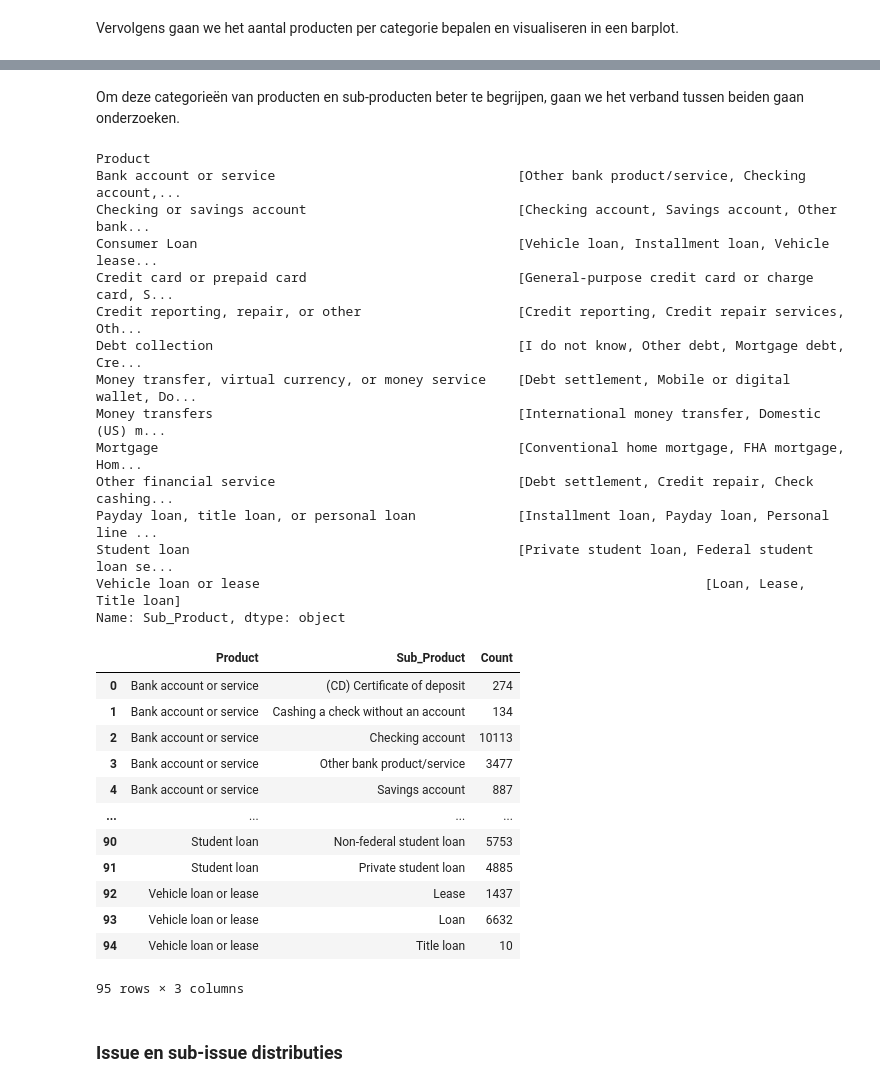
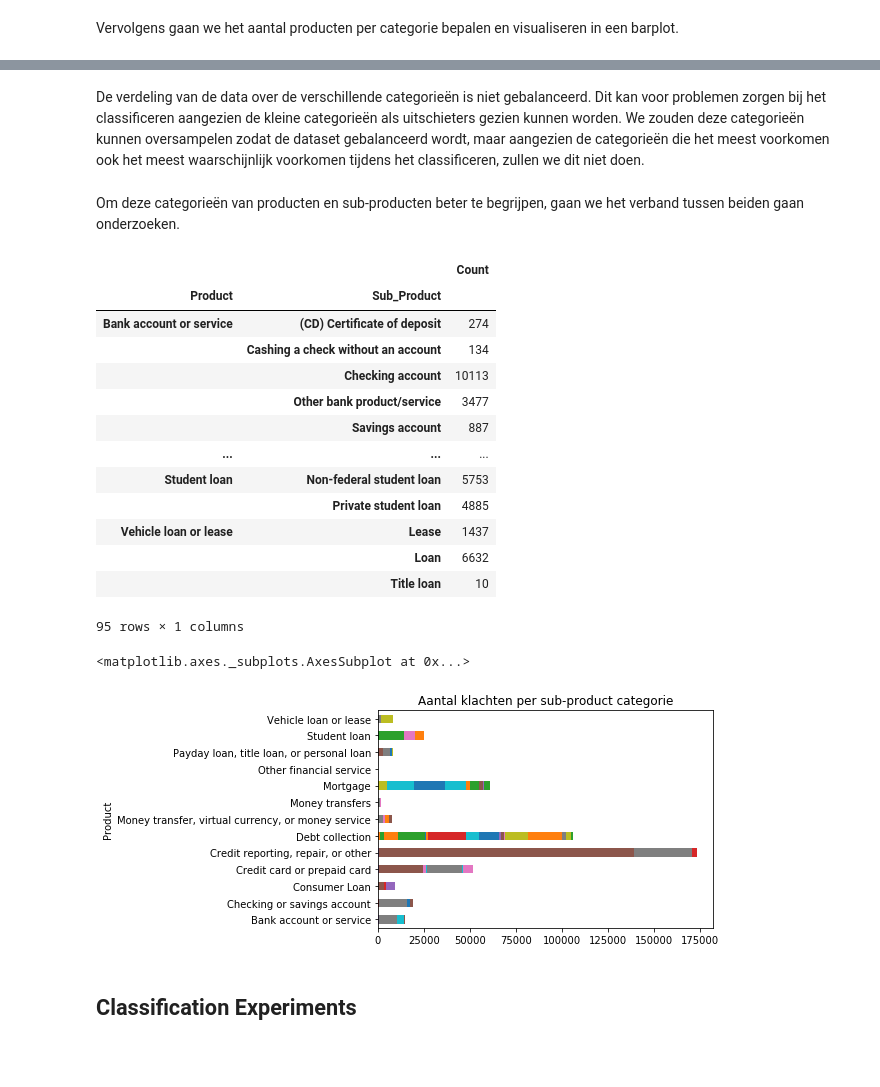
Before and after one commit to WouterStemgee/applied-machine-learning-consumer-complaints-database, a Jupyter notebook: sprint1_Wouter.ipynb, the cells around one changed output, grey strips where cells are left out. Drawn from its saved outputs; the diff is of its cells as text; code cells hidden in the pictures; blank space fills up the shorter version.

```diff
--- a/sprint1_Wouter.ipynb
+++ b/sprint1_Wouter.ipynb
@@ -214,42 +175,29 @@ plt.xlabel('Aantal klachten', fontsize = 10);
+# %% [markdown]
+De verdeling van de data over de verschillende categorieën is niet gebalanceerd. Dit kan voor problemen zorgen bij het classificeren aangezien de kleine categorieën als uitschieters gezien kunnen worden. We zouden deze categorieën kunnen oversampelen zodat de dataset gebalanceerd wordt, maar aangezien de categorieën die het meest voorkomen ook het meest waarschijnlijk voorkomen tijdens het classificeren, zullen we dit niet doen.
 # %% [markdown]
 Om deze categorieën van producten en sub-producten beter te begrijpen, gaan we het verband tussen beiden gaan onderzoeken.
 # %%
-product_to_subproducts = df.groupby('Product').Sub_Product.unique()
-product_to_subproducts
+sub_product_counts = pd.DataFrame({'Count': df.groupby(['Product', 'Sub_Product']).size()})
+sub_product_counts
 # %% [output]
+|  |  | Count |
+| Product | Sub_Product |  |
+| Bank account or service | (CD) Certificate of deposit | 274 |
+|  | Cashing a check without an account | 134 |
+|  | Checking account | 10113 |
+|  | Other bank product/service | 3477 |
+|  | Savings account | 887 |
+| ... | ... | ... |
+| Student loan | Non-federal student loan | 5753 |
+|  | Private student loan | 4885 |
+| Vehicle loan or lease | Lease | 1437 |
+|  | Loan | 6632 |
+|  | Title loan | 10 |
-Product
-Bank account or service                               [Other bank product/service, Checking account,...
-Checking or savings account                           [Checking account, Savings account, Other bank...
-Consumer Loan                                         [Vehicle loan, Installment loan, Vehicle lease...
-Credit card or prepaid card                           [General-purpose credit card or charge card, S...
-Credit reporting, repair, or other                    [Credit reporting, Credit repair services, Oth...
-Debt collection                                       [I do not know, Other debt, Mortgage debt, Cre...
-Money transfer, virtual currency, or money service    [Debt settlement, Mobile or digital wallet, Do...
-Money transfers                                       [International money transfer, Domestic (US) m...
-Mortgage                                              [Conventional home mortgage, FHA mortgage, Hom...
-Other financial service                               [Debt settlement, Credit repair, Check cashing...
-Payday loan, title loan, or personal loan             [Installment loan, Payday loan, Personal line ...
-Student loan                                          [Private student loan, Federal student loan se...
-Vehicle loan or lease                                                         [Loan, Lease, Title loan]
-Name: Sub_Product, dtype: object
+95 rows × 1 columns
-# %%
-df2 = pd.DataFrame({'Count': df.groupby(['Product', 'Sub_Product']).size()})
-df2.reset_index(inplace=True)
-
-df2
-# %% [output]
-|  | Product | Sub_Product | Count |
-| 0 | Bank account or service | (CD) Certificate of deposit | 274 |
-| 1 | Bank account or service | Cashing a check without an account | 134 |
-| 2 | Bank account or service | Checking account | 10113 |
-| 3 | Bank account or service | Other bank product/service | 3477 |
-| 4 | Bank account or service | Savings account | 887 |
-| ... | ... | ... | ... |
-| 90 | Student loan | Non-federal student loan | 5753 |
-| 91 | Student loan | Private student loan | 4885 |
-| 92 | Vehicle loan or lease | Lease | 1437 |
-| 93 | Vehicle loan or lease | Loan | 6632 |
-| 94 | Vehicle loan or lease | Title loan | 10 |
-95 rows × 3 columns
-# %% [markdown]
-### Issue en sub-issue distributies
+# %%
+sub_product_counts.unstack().plot(kind='barh', stacked=True, legend=None, title="Aantal klachten per sub-product categorie")
+# %% [output]
+<matplotlib.axes._subplots.AxesSubplot at 0x...>
+[figure, added]
+# %% [markdown]
+## Classification Experiments
```
Also changed, not shown: parts of 8 cells of this notebook.
